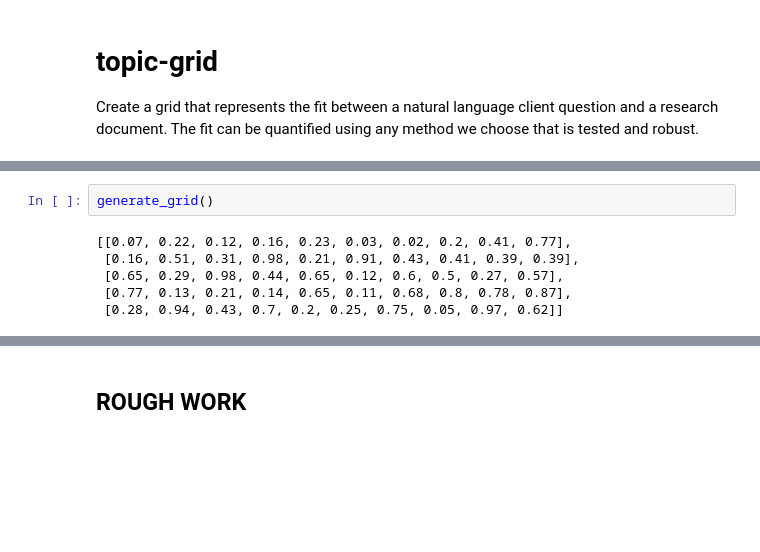
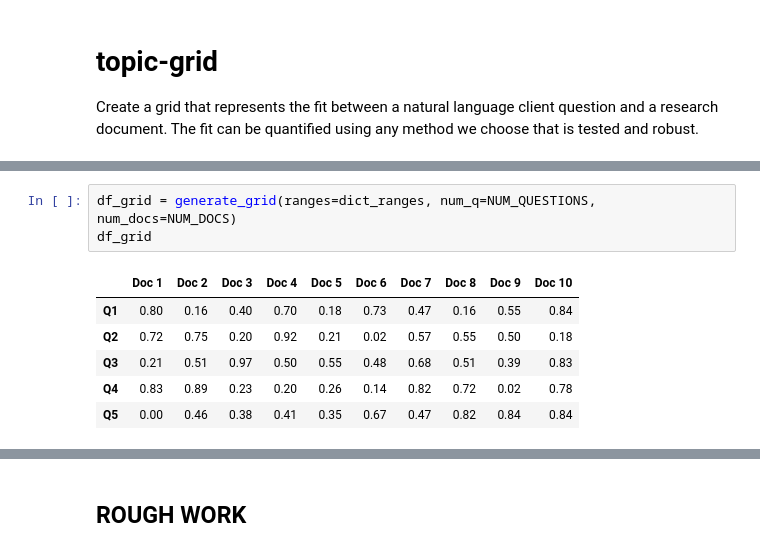
Before and after one commit to jsub10/TopicFramework, a Jupyter notebook: code/topic-grid.ipynb, the cells around one changed output, grey strips where cells are left out. Cells and saved outputs as stored; diff of their text form; blank space fills up the shorter version.

```diff
--- a/code/topic-grid.ipynb
+++ b/code/topic-grid.ipynb
@@ -50,8 +66,10 @@ def generate_grid(ranges=dict_ranges, num_q=NUM_QUESTIONS, num_docs=NUM_DOCS):
 # %%
-generate_grid()
+df_grid = generate_grid(ranges=dict_ranges, num_q=NUM_QUESTIONS, num_docs=NUM_DOCS)
+df_grid
 # %% [output]
-[[0.07, 0.22, 0.12, 0.16, 0.23, 0.03, 0.02, 0.2, 0.41, 0.77],
- [0.16, 0.51, 0.31, 0.98, 0.21, 0.91, 0.43, 0.41, 0.39, 0.39],
- [0.65, 0.29, 0.98, 0.44, 0.65, 0.12, 0.6, 0.5, 0.27, 0.57],
- [0.77, 0.13, 0.21, 0.14, 0.65, 0.11, 0.68, 0.8, 0.78, 0.87],
- [0.28, 0.94, 0.43, 0.7, 0.2, 0.25, 0.75, 0.05, 0.97, 0.62]]
+|  | Doc 1 | Doc 2 | Doc 3 | Doc 4 | Doc 5 | Doc 6 | Doc 7 | Doc 8 | Doc 9 | Doc 10 |
+| Q1 | 0.80 | 0.16 | 0.40 | 0.70 | 0.18 | 0.73 | 0.47 | 0.16 | 0.55 | 0.84 |
+| Q2 | 0.72 | 0.75 | 0.20 | 0.92 | 0.21 | 0.02 | 0.57 | 0.55 | 0.50 | 0.18 |
+| Q3 | 0.21 | 0.51 | 0.97 | 0.50 | 0.55 | 0.48 | 0.68 | 0.51 | 0.39 | 0.83 |
+| Q4 | 0.83 | 0.89 | 0.23 | 0.20 | 0.26 | 0.14 | 0.82 | 0.72 | 0.02 | 0.78 |
+| Q5 | 0.00 | 0.46 | 0.38 | 0.41 | 0.35 | 0.67 | 0.47 | 0.82 | 0.84 | 0.84 |
```
Also changed, not shown: parts of 11 cells of this notebook.
